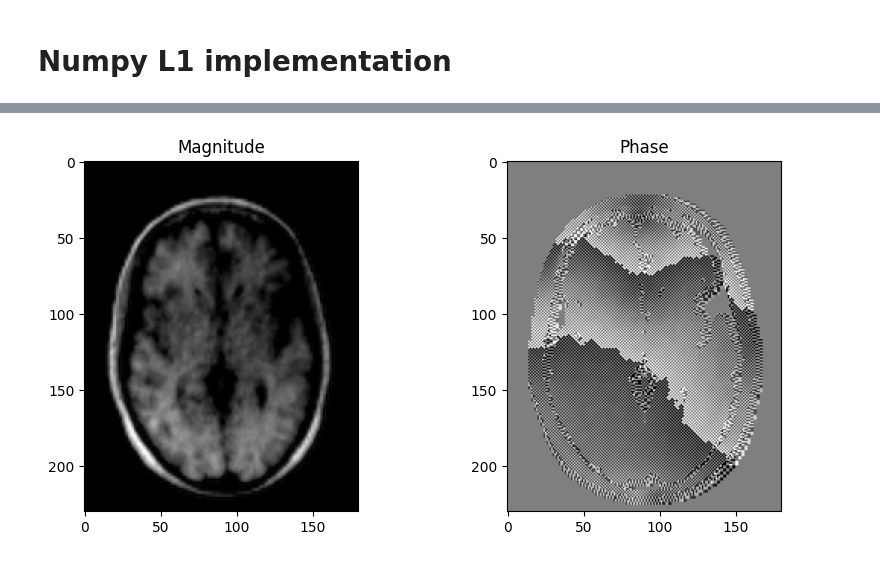
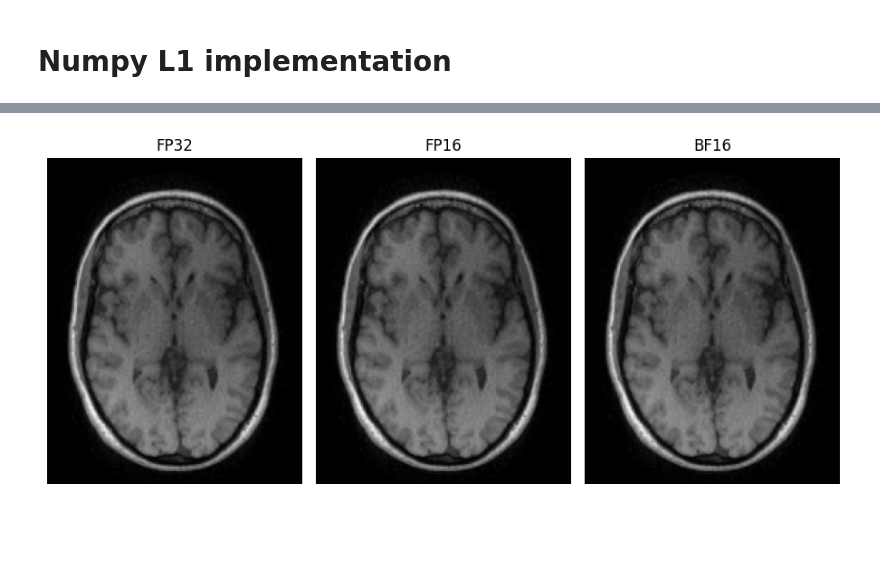
Before and after one commit to impulse462/ma221_proj, a Jupyter notebook: L1_recon.ipynb, the cells around one changed output, grey strips where cells are left out. Saved outputs shown, nothing was run; the diff lists cells and outputs as text; code cells hidden in the pictures; blank space fills up the shorter version.

```diff
--- a/L1_recon.ipynb
+++ b/L1_recon.ipynb
@@ -47,12 +52,19 @@ plt.imshow(np.flip(np.angle(img_l1wav)), cmap='gray')
 # Numpy L1 implementation
 # %%
 # L1 Wavelet Reconstruction in numpy
+
+def to_fp8(x, format=format_info_ocp_e5m2):
+    fp8_real = gfloat.round_ndarray(format, x.real) #format_info_ocp_e4m3
+    fp8_imag = gfloat.round_ndarray(format, x.imag)
+    fp8_complex = fp8_real + 1j * fp8_imag
+    return fp8_complex
+
 def to_fp16(x):
     real_part = x.real.astype(np.float16)
     imag_part = x.imag.astype(np.float16)
     return real_part + 1j * imag_part
 
-def l1_sense_reconstruction(kspace, sensitivity_maps, num_iters=100, lamda=1e-2, tol=1e-6, use_fp16=False):
+def l1_sense_reconstruction(kspace, sensitivity_maps, num_iters=100, lamda=1e-2, tol=1e-6, use_fp16=False, use_fp8=False, format=format_info_binary32):
     ishape = (kspace.shape[1], kspace.shape[2]) # image shape
 
     def get_weights(y):
@@ -60,16 +72,28 @@ def l1_sense_reconstruction(kspace, sensitivity_maps, num_iters=100, lamda=1e-2,
 
     W = get_weights(kspace)
 
+    if use_fp16:
+        W = to_fp16(W)
+        kspace = to_fp16(kspace)
+        sensitivity_maps = to_fp16(sensitivity_maps)
+    elif use_fp8:
+        W = to_fp8(W, format=format)
+        kspace = to_fp8(kspace, format=format)
+        sensitivity_maps = to_fp8(sensitivity_maps, format=format)
+
     def forward_op(x):
         #return A(x)
         """Forward operation: SENSE forward model."""
         shifted_image = np.fft.fftshift(x*sensitivity_maps, axes=(-2,-1)) # need to shift
         res =  np.fft.fft2(shifted_image, ishape, norm='ortho', axes=(-2,-1))
+        res = W**0.5 * res
 
         if use_fp16:
             res = to_fp16(res)
+        elif use_fp8:
+            res = to_fp8(res, format=format)
 
-        return W**0.5 * res
+        return res
 
     # x* FHSH
     def adjoint_op(y):
@@ -81,6 +105,8 @@ def l1_sense_reconstruction(kspace, sensitivity_maps, num_iters=100, lamda=1e-2,
 
         if use_fp16:
             res = to_fp16(res)
+        elif use_fp8:
+            res = to_fp8(res, format=format)
 
         return res
 
@@ -93,7 +119,6 @@ def l1_sense_reconstruction(kspace, sensitivity_maps, num_iters=100, lamda=1e-2,
     def g(x, alpha):
 
         # Wavelet transform
-        ishape = x.shape
         zshape = [((i + 1) // 2) * 2 for i in x.shape]
         zinput = np.resize(x, zshape)
         coeffs = pywt.wavedecn(zinput, 'db4', mode='zero', axes=(-2,-1))
@@ -104,6 +129,12 @@ def l1_sense_reconstruction(kspace, sensitivity_maps, num_iters=100, lamda=1e-2,
         # Inverse Wavelet transform
         inv_input = pywt.array_to_coeffs(prox, coeff_slices, output_format='wavedecn')
         recn = pywt.waverecn(inv_input, 'db4', mode='zero', axes=(-2,-1))
+
+        if use_fp16:
+            recn = to_fp16(recn)
+        elif use_fp8:
+            recn = to_fp8(recn, format=format)
+
         return recn
 
     # Define AHA operator: A^H A + lambda I
@@ -114,6 +145,8 @@ def l1_sense_reconstruction(kspace, sensitivity_maps, num_iters=100, lamda=1e-2,
 
         if use_fp16:
             return to_fp16(result)
+        elif use_fp8:
+            return to_fp8(result, format=format)
 
         return result
 
@@ -121,18 +154,25 @@ def l1_sense_reconstruction(kspace, sensitivity_maps, num_iters=100, lamda=1e-2,
     x = np.zeros_like(b)  # 0s init
     r = np.zeros_like(b)  # 0s init
 
-    alpha = 0.1
+    alpha = 1
     # gradient descent iterations
     for i in range(num_iters):
         x_old = x.copy()
 
         if use_fp16:
             r = to_fp16(normal_op(x) - b + lamda*x)
+        elif use_fp8:
+            r = to_fp8(normal_op(x) - b + lamda*x, format=format)
         else:
             r = normal_op(x) - b + lamda*x
 
         x = g(x - alpha * r, alpha)
         resid = np.linalg.norm(x-x_old)/alpha
+
+        if use_fp16:
+            resid = to_fp16(resid)
+        elif use_fp8:
+            resid = to_fp8(resid, format=format)
 
         if resid < tol:
             print(f'Converged after {i+1} iterations with residual {resid}')
@@ -142,13 +182,35 @@ def l1_sense_reconstruction(kspace, sensitivity_maps, num_iters=100, lamda=1e-2,
     return x
 
 
-recon_img = l1_sense_reconstruction(ksp, mps, num_iters=100, lamda=0.005, use_fp16=False)
+recon_img = l1_sense_reconstruction(ksp, mps, num_iters=25, lamda=0.005)
+recon_img_fp16 = l1_sense_reconstruction(ksp, mps, num_iters=25, lamda=0.005, use_fp8=True, format=format_info_binary16)
+recon_img_bf16 = l1_sense_reconstruction(ksp, mps, num_iters=25, lamda=0.005, use_fp8=True, format=format_info_bfloat16)
+recon_img_fp8_e5m2_0p1 = l1_sense_reconstruction(ksp, mps, num_iters=10, lamda=0.005, use_fp8=True, format=format_info_ocp_e5m2)
+recon_img_fp8_e4m3_0p1 = l1_sense_reconstruction(ksp, mps, num_iters=10, lamda=0.005, use_fp8=True, format=format_info_ocp_e4m3)
 
-plt.figure(figsize=(10,10))
-plt.subplot(221)
+
+plt.figure(figsize=(15,15))
+plt.subplot(151)
 plt.imshow(np.abs(np.flip(recon_img)), cmap='gray')
-plt.title('Magnitude')
-plt.subplot(222)
-plt.imshow(np.angle(np.flip(recon_img)), cmap='gray')
-plt.title('Phase')
+plt.title('FP32')
+plt.axis('off')
+plt.subplot(152)
+plt.imshow(np.abs(np.flip(recon_img_fp16)), cmap='gray')
+plt.title('FP16')
+plt.axis('off')
+plt.subplot(153)
+plt.imshow(np.abs(np.flip(recon_img_bf16)), cmap='gray')
+plt.title('BF16')
+plt.axis('off')
+plt.tight_layout()
+
+plt.figure(figsize=(15,15))
+plt.subplot(211)
+plt.imshow(np.abs(np.flip(recon_img_fp8_e5m2_0p1)), cmap='gray')
+plt.title('FP8 E5M2')
+plt.axis('off')
+plt.subplot(212)
+plt.imshow(np.abs(np.flip(recon_img_fp8_e4m3_0p1)), cmap='gray')
+plt.title('FP8 E4M3')
+plt.axis('off')
 # %% [output]
@@ -156 +218 @@ Text(0.5, 1.0, 'Phase')
-[figure, old version]
+[figure, new version]
```
Also changed, not shown: parts of 3 cells of this notebook.
